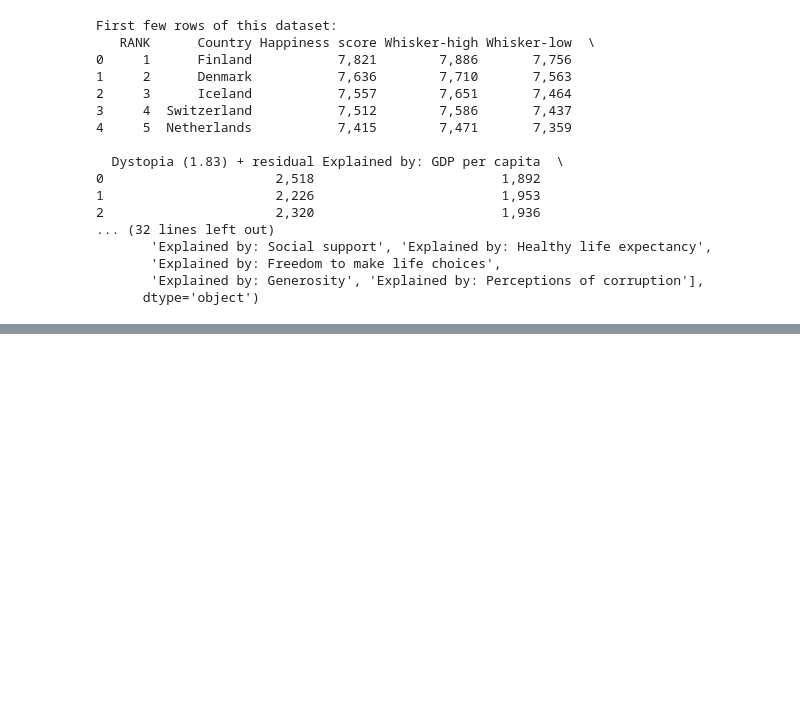
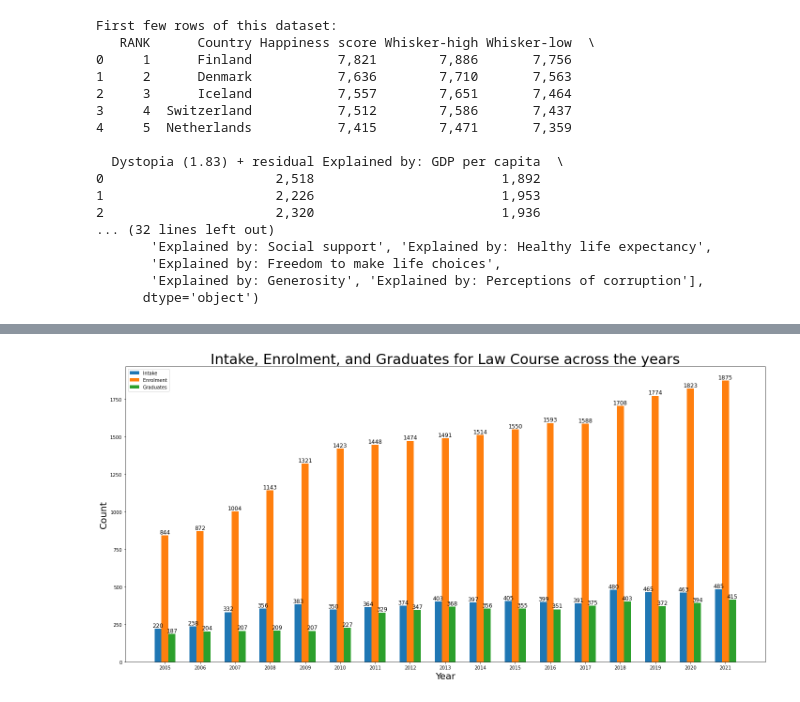
Before and after one commit to rajkaran27/PDS-CA2, a Jupyter notebook: CA2-new.ipynb, the cells around one changed output, grey strips where cells are left out. Drawn from its saved outputs; the diff is of its cells as text; code cells hidden in the pictures; blank space fills up the shorter version.

```diff
--- a/CA2-new.ipynb
+++ b/CA2-new.ipynb
@@ -98,6 +101,24 @@ Columns of this dataset:
 Index(['year', 'type_of_educational_institution', 'expenditure_per_student'], dtype='object')
 # %% [markdown]
 ### Text Analysis of Universities - Intake, Enrolment and Graduates by Course
+# %%
+uni_intake = uni_intake[uni_intake.sex != 'F']
+# %%
+uni_intake_2011 = uni_intake[(uni_intake.year == 2011) &(uni_intake.course == 'Education')]
+
+intake_2011 = uni_intake_2011.intake.copy()
+enrolment_2011 = uni_intake_2011.enrolment.copy()
+graduates_2011 = uni_intake_2011.graduates.copy()
+years_array = [2010,2009,2008,2007,2006,2005]
+for year in years_array:
+
+    intake_2011 -= 50
+    enrolment_2011 -= 50
+    graduates_2011 -= 50
+
+    uni_intake.loc[(uni_intake.year == year) & (uni_intake.course == 'Education'), 'intake'] = float(intake_2011)
+    uni_intake.loc[(uni_intake.year == year) & (uni_intake.course == 'Education'), 'enrolment'] = float(enrolment_2011)
+    uni_intake.loc[(uni_intake.year == year) & (uni_intake.course == 'Education'), 'graduates'] = float(graduates_2011)
 # %%
 text_analysis(uni_intake)
 # %% [output]
@@ -230,0 +317,33 @@ plt.show()
+# %%
+law_subset = uni_intake[uni_intake.course == 'Law']
+
+# Set up the plot
+plt.figure(figsize=(20, 10))
+width = 0.2
+index = law_subset.year.unique()
+
+# Grouped bar chart for 'intake'
+plt.bar(index - width, law_subset.intake, width, label='Intake')
+plt.bar(index, law_subset.enrolment, width, label='Enrolment')
+plt.bar(index + width, law_subset.graduates, width, label='Graduates')
+
+# Add value labels on top of each bar
+for i, v in enumerate(law_subset.intake):
+    plt.text(index[i] - width, v, str(v), ha='center', va='bottom', fontsize=12)
+
+for i, v in enumerate(law_subset.enrolment):
+    plt.text(index[i], v, str(v), ha='center', va='bottom', fontsize=12)
+
+for i, v in enumerate(law_subset.graduates):
+    plt.text(index[i] + width, v, str(v), ha='center', va='bottom', fontsize=12)
+
+plt.xlabel('Year',fontsize=20)
+plt.ylabel('Count',fontsize=20)
+plt.title('Intake, Enrolment, and Graduates for Law Course across the years',fontsize=30)
+plt.xticks(index, law_subset.year)
+plt.legend()
+
+plt.tight_layout()
+plt.show()
+# %% [output]
+[figure, added]
```
Also changed, not shown: parts of 10 cells of this notebook.
